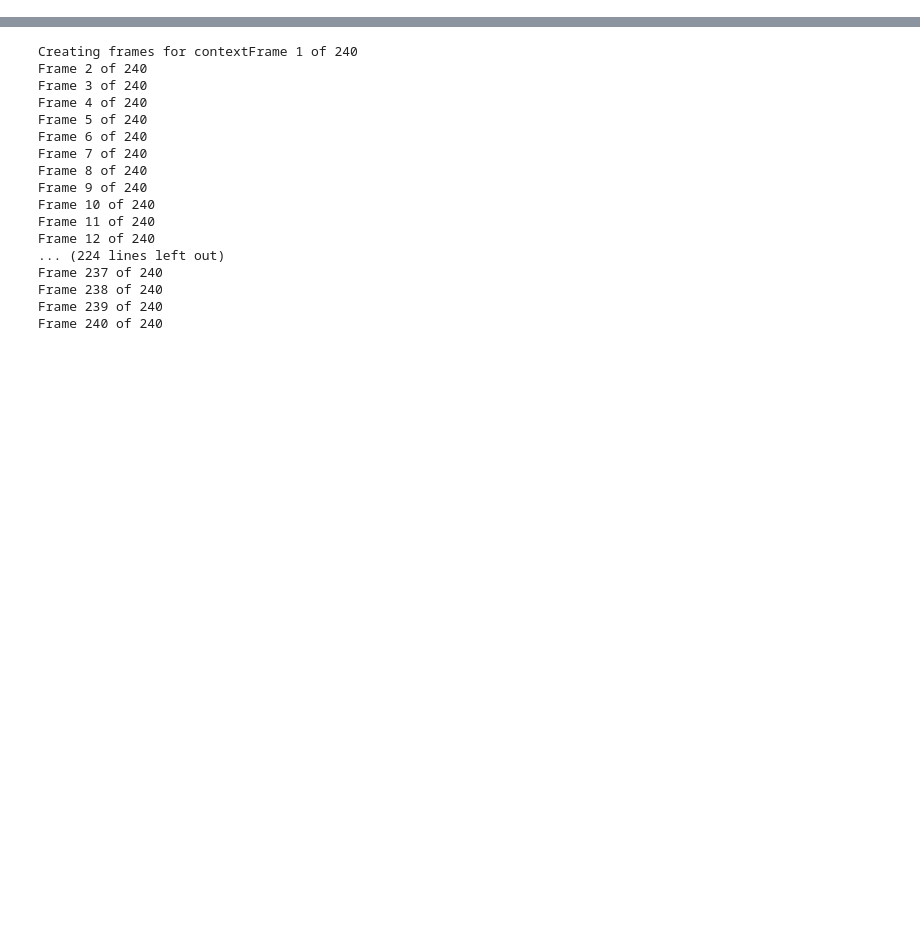
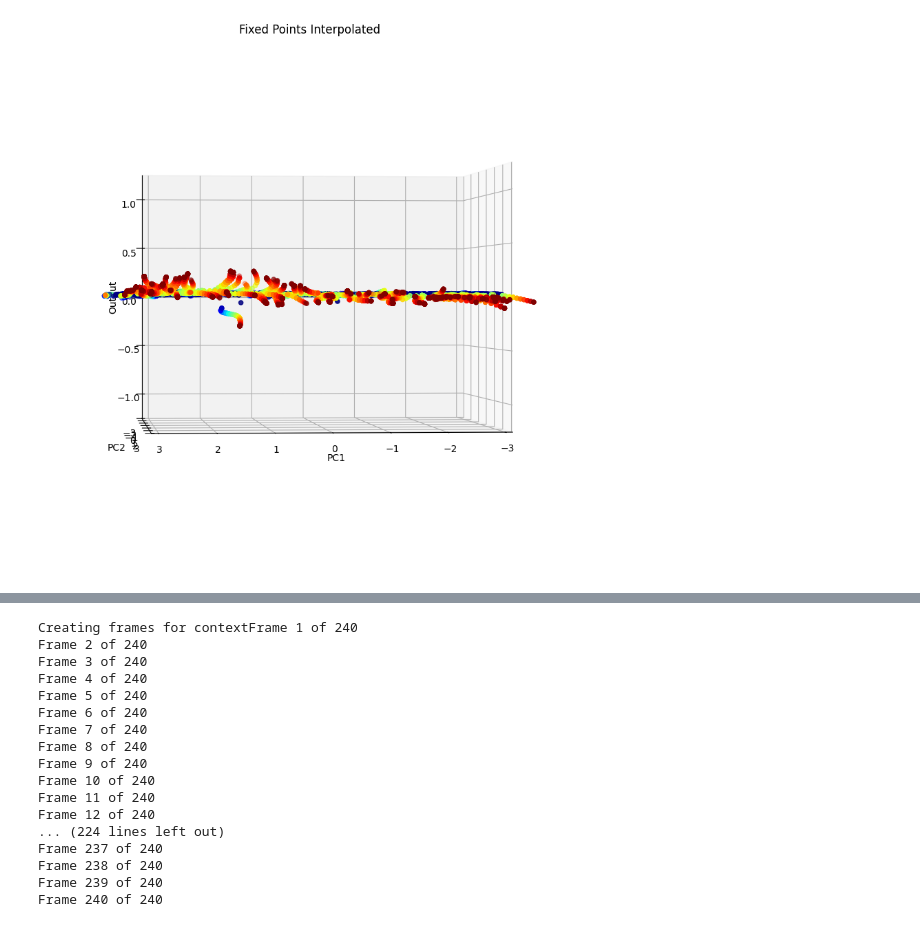
Before and after one commit to snel-repo/ComputationThruDynamicsBenchmark, a Jupyter notebook: examples/dev/multitask/MultiTaskCompiledNotebook.ipynb, the cells around one changed output, grey strips where cells are left out. Cells and saved outputs as stored; diff of their text form; code cells hidden in the pictures; blank space fills up the shorter version.

```diff
--- a/examples/dev/multitask/MultiTaskCompiledNotebook.ipynb
+++ b/examples/dev/multitask/MultiTaskCompiledNotebook.ipynb
@@ -83,36 +103,38 @@ lats_pca = lats_pca.reshape(B, T, -1)
 # %%
-# q_thresh = 1e-5
-# q_flag = np.array([fp.qstar < q_thresh for fp in fps])
-# fig = plt.figure(figsize=(10,10))
-# ax = fig.add_subplot(111, projection='3d')
-# colors = plt.cm.jet(np.linspace(0,1,n_interp_steps))
-# for i in range(n_interp_steps):
-#     xstar = xstars[i,:,:]
-#     xstar_pca = pca.transform(xstar)
-#     xstar_readout = readout(torch.Tensor(xstar)).detach().numpy()
-#     ax.scatter(
-#         xstar_pca[:,0],
-#         xstar_pca[:,1],
-#         xstar_readout[:,1],
-#         color = colors[i],
-#         label = f"Interp {i}"
-#         )
+q_thresh = 1e-5
+q_flag = np.array([fp.qstar < q_thresh for fp in fps])
+fig = plt.figure(figsize=(10,10))
+ax = fig.add_subplot(111, projection='3d')
+colors = plt.cm.jet(np.linspace(0,1,n_interp_steps))
+for i in range(n_interp_steps):
+    xstar = xstars[i,:,:]
+    xstar_pca = pca.transform(xstar)
+    xstar_readout = readout(torch.Tensor(xstar)).detach().numpy()
+    ax.scatter(
+        xstar_pca[:,0],
+        xstar_pca[:,1],
+        xstar_readout[:,1],
+        color = colors[i],
+        label = f"Interp {i}"
+        )
 
-#     # puase for 1 second
-#     # plt.pause(1)
-# # set view to see the plot from above
-# ax.view_init(90, 0)
-# # set view to see the plot from the front
-# ax.view_init(0, 85)
-# # ax.legend()
+    # puase for 1 second
+    # plt.pause(1)
+# set view to see the plot from above
+ax.view_init(90, 0)
+# set view to see the plot from the front
+ax.view_init(0, 85)
+# ax.legend()
 
-# ax.set_xlabel('PC1')
-# ax.set_ylabel('PC2')
-# ax.set_zlabel('Output')
-# ax.set_xlim([-3, 3])
-# ax.set_ylim([-3, 3])
-# ax.set_zlim([-1.2, 1.2])
-# ax.set_title('Fixed Points Interpolated')
-# plt.savefig(plot_path + "FixedPointsPhaseInterp.pdf")
-# plt.show()
+ax.set_xlabel('PC1')
+ax.set_ylabel('PC2')
+ax.set_zlabel('Output')
+ax.set_xlim([-3, 3])
+ax.set_ylim([-3, 3])
+ax.set_zlim([-1.2, 1.2])
+ax.set_title('Fixed Points Interpolated')
+plt.savefig(plot_path + "FixedPointsPhaseInterp.pdf")
+plt.show()
+# %% [output]
+[figure, added]
 # %%
```
Also changed, not shown: parts of 6 cells of this notebook, 17 other files.
